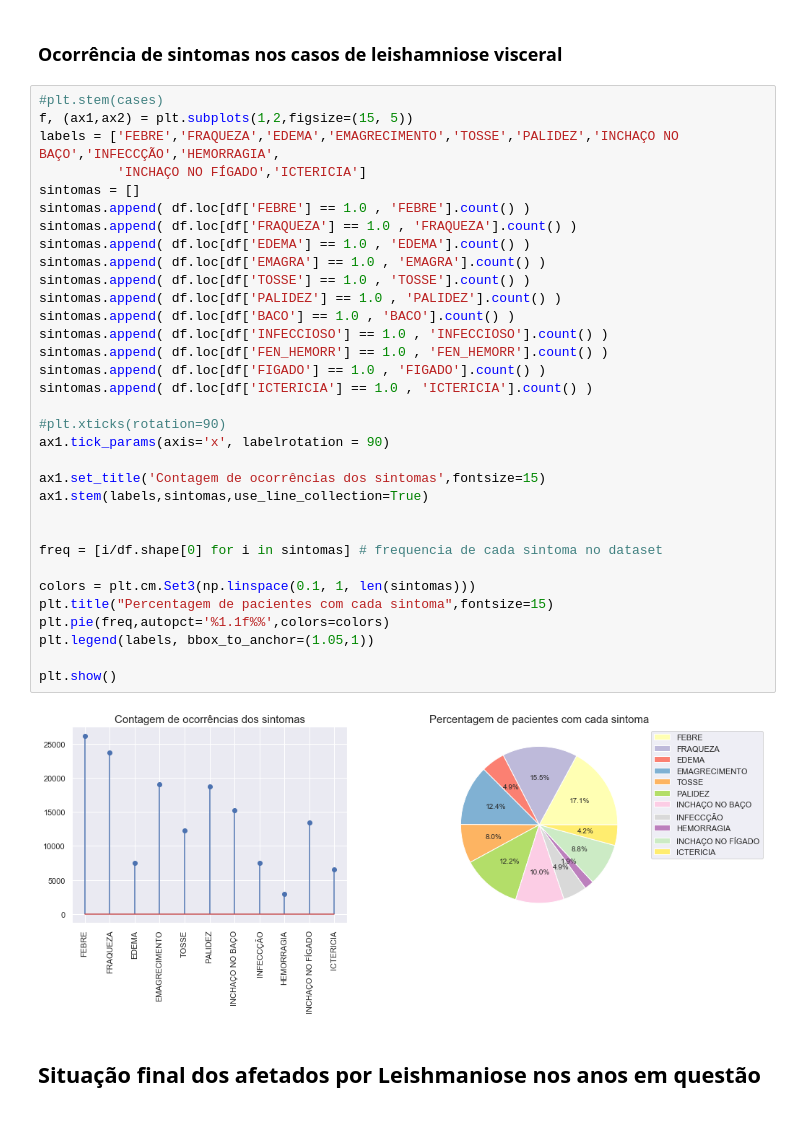
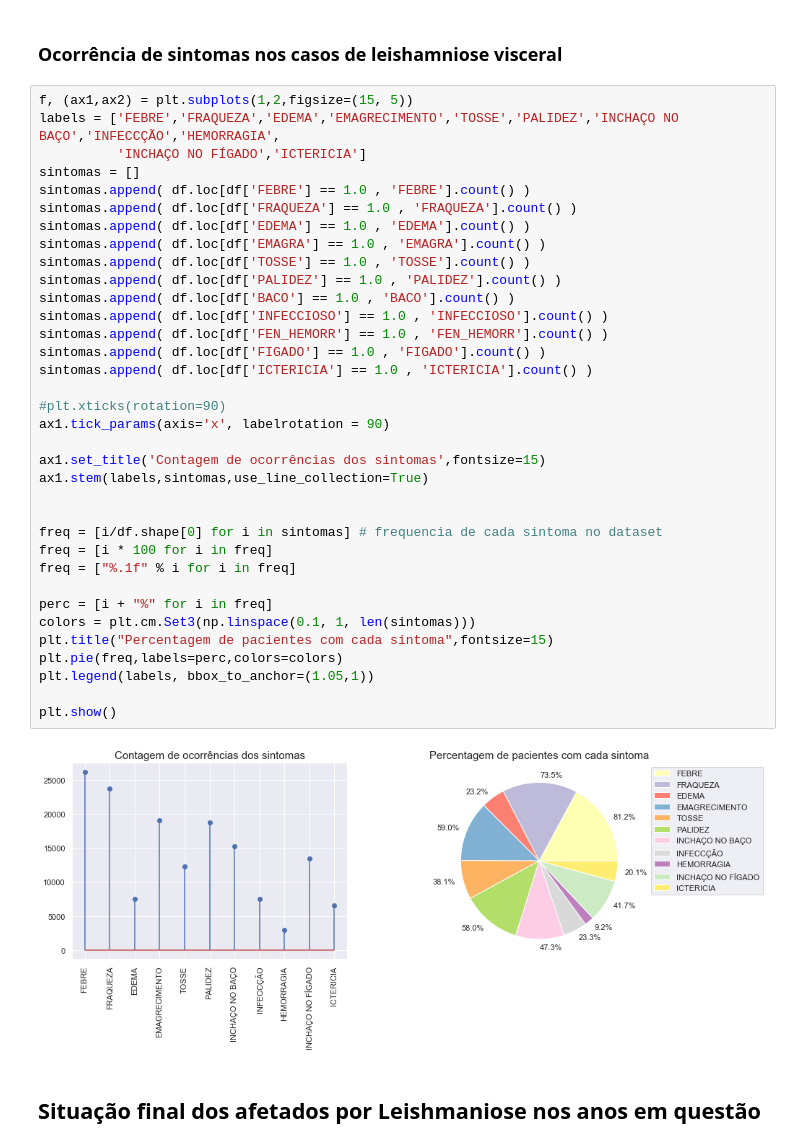
Before and after one commit to L182487/data4health, a Jupyter notebook: notebooks/exp_analysis.ipynb, the cells around one changed output. Drawn from its saved outputs; the diff is of its cells as text.

```diff
--- a/notebooks/exp_analysis.ipynb
+++ b/notebooks/exp_analysis.ipynb
@@ -136,40 +130,42 @@ plt.show()
 # %% [markdown]
 ### Ocorrência de sintomas nos casos de leishamniose visceral
 # %%
-#plt.stem(cases)
 f, (ax1,ax2) = plt.subplots(1,2,figsize=(15, 5))
 labels = ['FEBRE','FRAQUEZA','EDEMA','EMAGRECIMENTO','TOSSE','PALIDEZ','INCHAÇO NO BAÇO','INFECCÇÃO','HEMORRAGIA',
           'INCHAÇO NO FÍGADO','ICTERICIA']
 sintomas = []
 sintomas.append( df.loc[df['FEBRE'] == 1.0 , 'FEBRE'].count() )
 sintomas.append( df.loc[df['FRAQUEZA'] == 1.0 , 'FRAQUEZA'].count() )
 sintomas.append( df.loc[df['EDEMA'] == 1.0 , 'EDEMA'].count() )
 sintomas.append( df.loc[df['EMAGRA'] == 1.0 , 'EMAGRA'].count() )
 sintomas.append( df.loc[df['TOSSE'] == 1.0 , 'TOSSE'].count() )
 sintomas.append( df.loc[df['PALIDEZ'] == 1.0 , 'PALIDEZ'].count() )
 sintomas.append( df.loc[df['BACO'] == 1.0 , 'BACO'].count() )
 sintomas.append( df.loc[df['INFECCIOSO'] == 1.0 , 'INFECCIOSO'].count() )
 sintomas.append( df.loc[df['FEN_HEMORR'] == 1.0 , 'FEN_HEMORR'].count() )
 sintomas.append( df.loc[df['FIGADO'] == 1.0 , 'FIGADO'].count() )
 sintomas.append( df.loc[df['ICTERICIA'] == 1.0 , 'ICTERICIA'].count() )
 
 #plt.xticks(rotation=90)
 ax1.tick_params(axis='x', labelrotation = 90)
 
 ax1.set_title('Contagem de ocorrências dos sintomas',fontsize=15)
 ax1.stem(labels,sintomas,use_line_collection=True)
 
 
 freq = [i/df.shape[0] for i in sintomas] # frequencia de cada sintoma no dataset
+freq = [i * 100 for i in freq]
+freq = ["%.1f" % i for i in freq]
 
+perc = [i + "%" for i in freq]
 colors = plt.cm.Set3(np.linspace(0.1, 1, len(sintomas)))
 plt.title("Percentagem de pacientes com cada sintoma",fontsize=15)
-plt.pie(freq,autopct='%1.1f%%',colors=colors)
+plt.pie(freq,labels=perc,colors=colors)
 plt.legend(labels, bbox_to_anchor=(1.05,1))
 
 plt.show()
 # %% [output]
-[figure, old version]
+[figure, new version]
 # %% [markdown]
 ## Situação final dos afetados por Leishmaniose nos anos em questão
 # %%
```
Also changed, not shown: parts of 5 cells of this notebook.
